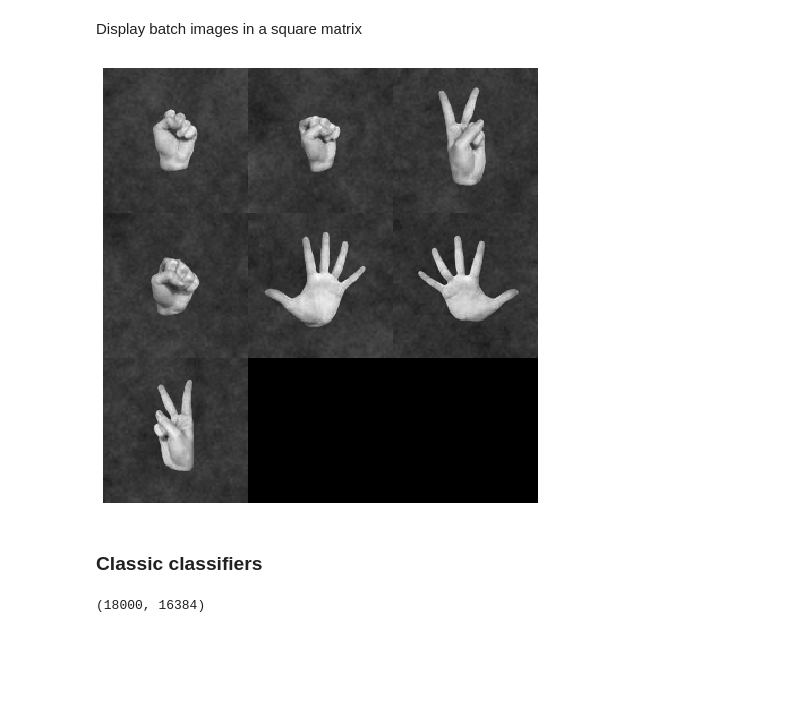
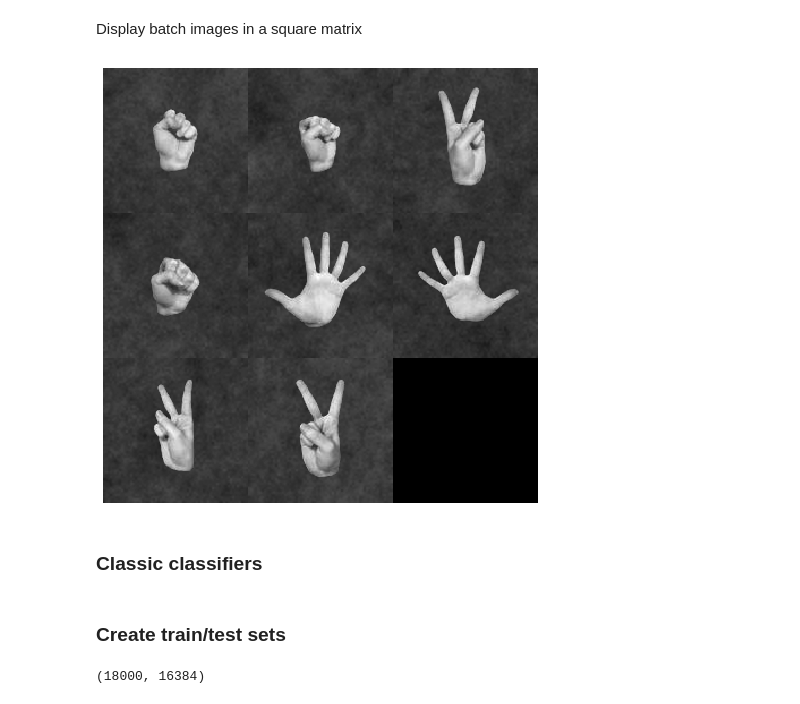
Before and after one commit to rezar12/DataScience_and_ANN, a Jupyter notebook: finger_reko/finger_recognition.ipynb, the cells around one changed output. Saved outputs shown, nothing was run; the diff lists cells and outputs as text; code cells hidden in the pictures; blank space fills up the shorter version.

```diff
--- a/finger_reko/finger_recognition.ipynb
+++ b/finger_reko/finger_recognition.ipynb
@@ -98,31 +93,33 @@ Display batch images in a square matrix
 # %%
 def plot_square_of_images(images,size=128):
     size=int(math.sqrt(len(images[0])))
     squaresize = math.ceil(math.sqrt(len(images)))
     im_row = []
     for row in range(squaresize):
         im_col=[]
         for col in range(squaresize):
             if col + squaresize * row < len(images):
                 im = images.loc[col + squaresize * row]
                 im = im.reshape(size,size)
             else:
                 im = np.zeros((size,size))
             im_col.append(im)
         rowofimages = np.concatenate(im_col,axis=1)
         im_row.append(rowofimages)
     squareofimages = np.concatenate(im_row,axis=0)
     flat_squareofimages = squareofimages.flatten()
     plot_image(flat_squareofimages)
 
-images = train.loc[:6,'image']
+images = train.loc[:7,'image']
 
 plt.figure(figsize=(8,8))
 plot_square_of_images(images)
 # %% [output]
-[figure, old version]
+[figure, new version]
 # %% [markdown]
 ### Classic classifiers
+# %% [markdown]
+### Create train/test sets
 # %%
 xtrain = np.vstack(train['image'])
 xtrain.shape
```
Also changed, not shown: parts of 23 cells of this notebook.
